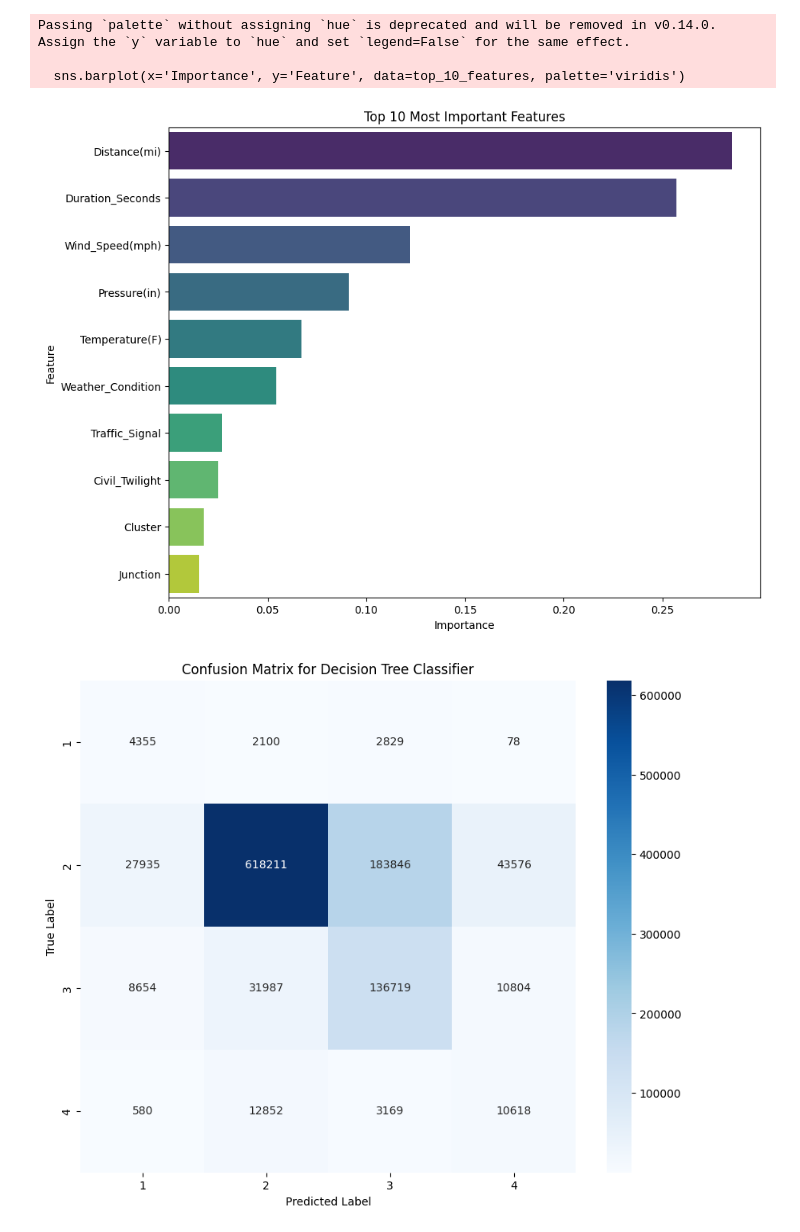
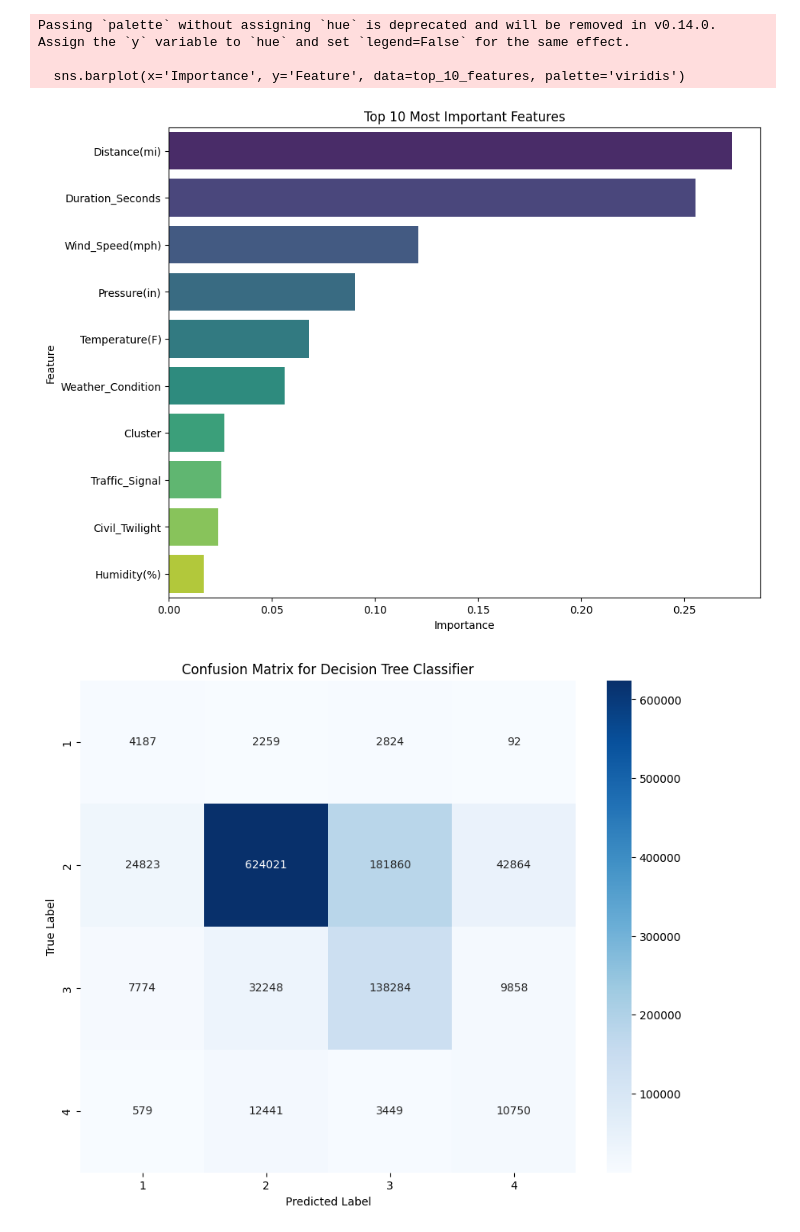
Before and after one commit to JulienLcq/DataMining, a Jupyter notebook: Classification/DT(C).ipynb, the cells around one changed output. Drawn from its saved outputs; the diff is of its cells as text; code cells hidden in the pictures.

```diff
--- a/Classification/DT(C).ipynb
+++ b/Classification/DT(C).ipynb
@@ -28,7 +28,7 @@ predefined_split = PredefinedSplit(test_fold=split_index)
 model_dt_param = {
     'min_samples_leaf': [10, 100, 200, 500],
     'min_samples_split': [100, 500, 1000],
-    'max_depth': [10, 20, 50]
+    'max_depth': [None]
 }
 
 model_cv = RandomizedSearchCV(
@@ -49,12 +49,12 @@ print("Best parameters for Decision Tree: ", model_cv.best_params_)
 
 y_pred = best_dt_model.predict(X_test)
 
-# Binarize the true labels for ROC curve (if multi-class)
+# Binarize the true labels for ROC curve
 classes = sorted(y_test.unique())
 y_test_binarized = label_binarize(y_test, classes=classes)
 n_classes = y_test_binarized.shape[1]
 
-# Get probabilities for the ROC curve (required for AUC calculation)
+# Get probabilities for the ROC curve
 y_prob = best_dt_model.predict_proba(X_test)
 
 # Plot ROC curves for each class
@@ -75,7 +75,7 @@ plt.legend(loc="lower right")
 plt.grid()
 plt.show()
 
-
+# Evaluation
 accuracy = accuracy_score(y_test, y_pred)
 print(f"Decision Tree Accuracy: {accuracy:.4f}")
 print("\nClassification Report:")
@@ -85,7 +85,6 @@ print(classification_report(y_test, y_pred))
 importances = best_dt_model.feature_importances_
 feature_names = X_train.columns
 
-# Create a DataFrame to see feature importances
 importance_df = pd.DataFrame({
     'Feature': feature_names,
     'Importance': importances
@@ -100,10 +99,9 @@ plt.ylabel('Feature')
 plt.title('Top 10 Most Important Features')
 plt.show()
 
-# Generate the confusion matrix
+# Confusion matrix
 conf_matrix = confusion_matrix(y_test, y_pred)
 
-# Plot the confusion matrix
 plt.figure(figsize=(10, 8))
 sns.heatmap(conf_matrix, annot=True, fmt='d', cmap='Blues', xticklabels=classes, yticklabels=classes)
 plt.xlabel('Predicted Label')
@@ -140,5 +138,5 @@ weighted avg       0.82      0.70      0.74   1098313
 Passing `palette` without assigning `hue` is deprecated and will be removed in v0.14.0. Assign the `y` variable to `hue` and set `legend=False` for the same effect.
 
   sns.barplot(x='Importance', y='Feature', data=top_10_features, palette='viridis')
-[figure, old version]
+[figure, new version]
-[figure, old version]
+[figure, new version]
```
Also changed, not shown: parts of 1 cell of this notebook, 10 other files.
